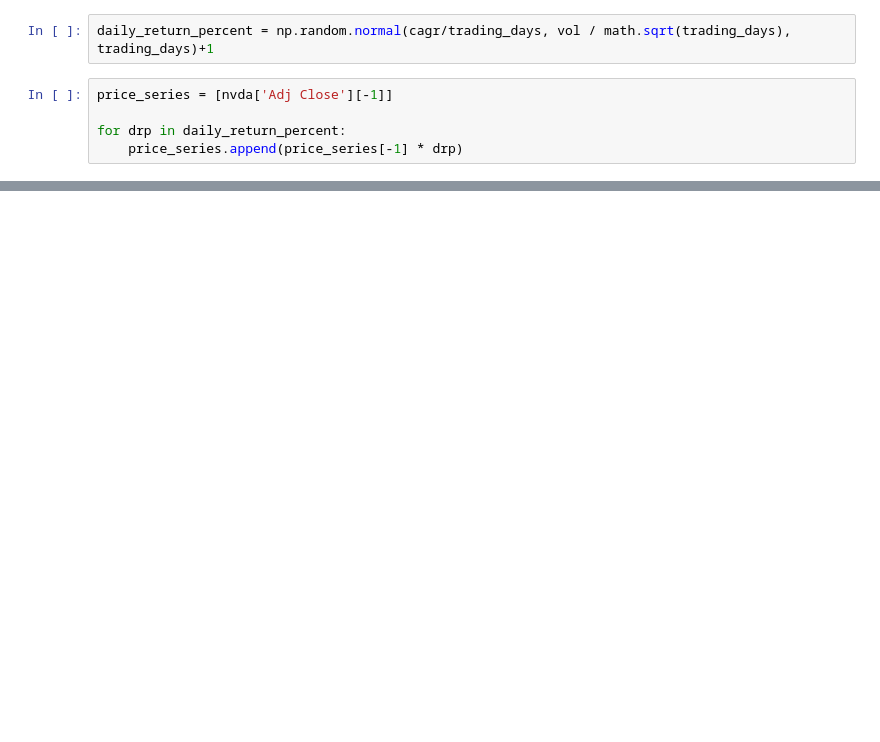
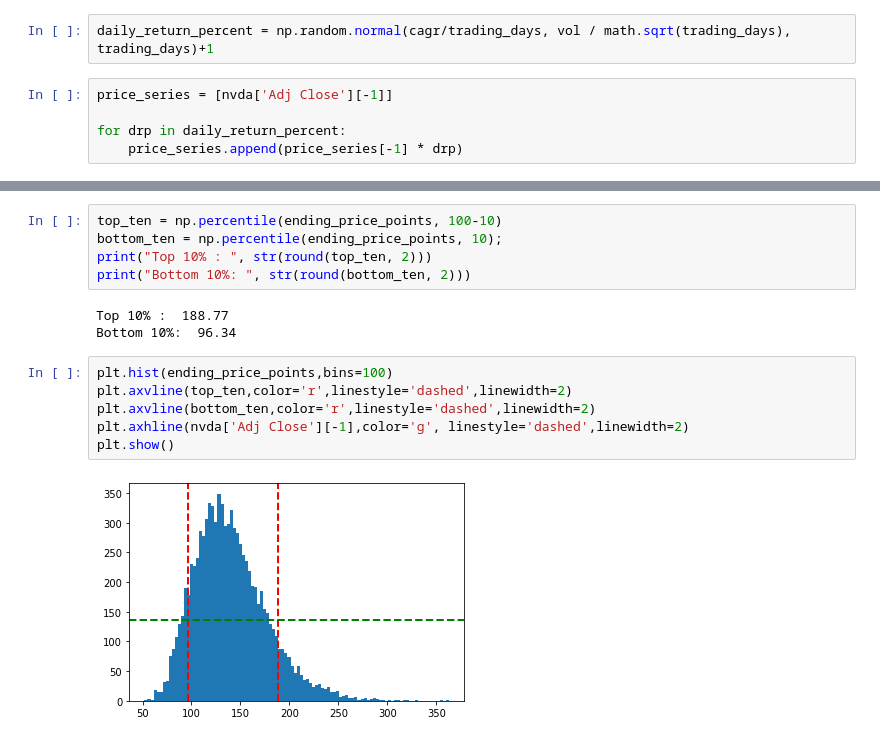
Before and after one commit to lilbooth53/monte_carlo, a Jupyter notebook: monte_carlo.ipynb, the cells around one changed output, grey strips where cells are left out. Saved outputs shown, nothing was run; the diff lists cells and outputs as text; blank space fills up the shorter version.

```diff
--- a/monte_carlo.ipynb
+++ b/monte_carlo.ipynb
@@ -63,0 +110,16 @@ plt.show()
+# %%
+top_ten = np.percentile(ending_price_points, 100-10)
+bottom_ten = np.percentile(ending_price_points, 10);
+print("Top 10% : ", str(round(top_ten, 2)))
+print("Bottom 10%: ", str(round(bottom_ten, 2)))
+# %% [output]
+Top 10% :  188.77
+Bottom 10%:  96.34
+# %%
+plt.hist(ending_price_points,bins=100)
+plt.axvline(top_ten,color='r',linestyle='dashed',linewidth=2)
+plt.axvline(bottom_ten,color='r',linestyle='dashed',linewidth=2)
+plt.axhline(nvda['Adj Close'][-1],color='g', linestyle='dashed',linewidth=2)
+plt.show()
+# %% [output]
+[figure, added]
```
Also changed, not shown: parts of 12 cells of this notebook.
